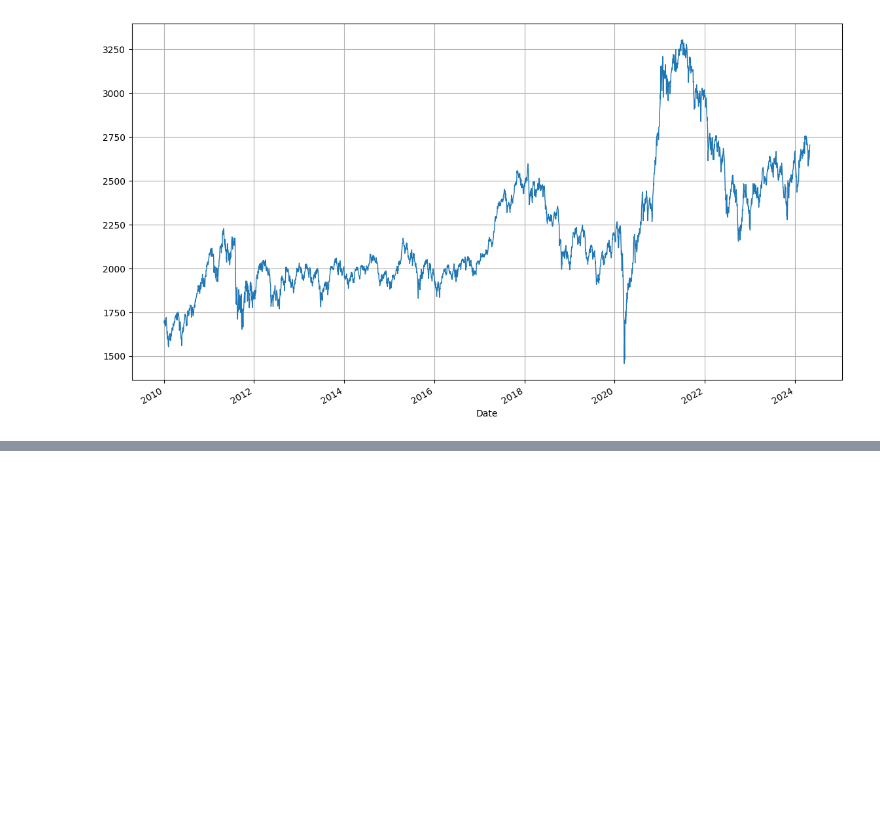
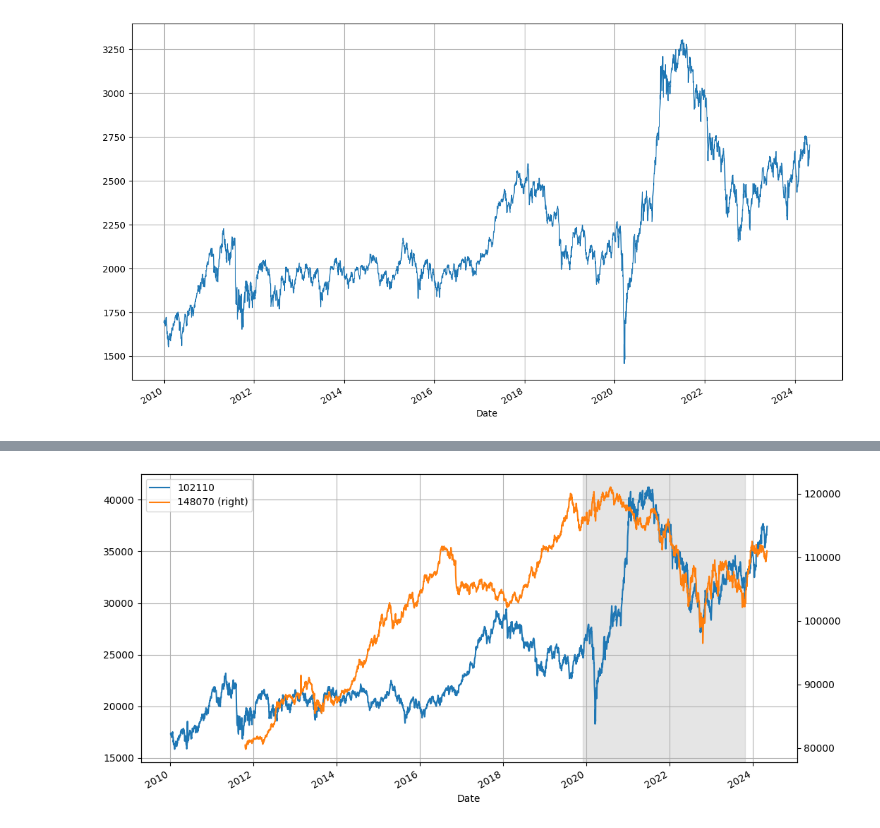
Before and after one commit to kusool72/python, a Jupyter notebook: 거시경제지표.ipynb, the cells around one changed output, grey strips where cells are left out. Saved outputs shown, nothing was run; the diff lists cells and outputs as text; code cells hidden in the pictures; blank space fills up the shorter version.

```diff
--- a/거시경제지표.ipynb
+++ b/거시경제지표.ipynb
@@ -607,0 +623,17 @@ plt.show()
+# %%
+import FinanceDataReader as fdr
+import matplotlib.pyplot as plt
+
+plt.rcParams['axes.grid'] = True
+plt.rcParams['figure.figsize'] = (12,6)
+plt.rcParams['axes.unicode_minus'] = False
+plt.rcParams['axes.formatter.limits'] = -10000,10000
+
+# TIGER 200 (102110)
+# KOSEF 국고채 10년 (148070)
+
+df = fdr.DataReader('102110,148070','2010-01-01')
+ax = df.plot(secondary_y='148070')
+ax = ax.axvspan('2019-12-01','2023-10-25',color='gray',alpha=0.2)
+# %% [output]
+[figure, added]
```
Also changed, not shown: parts of 23 cells of this notebook.
